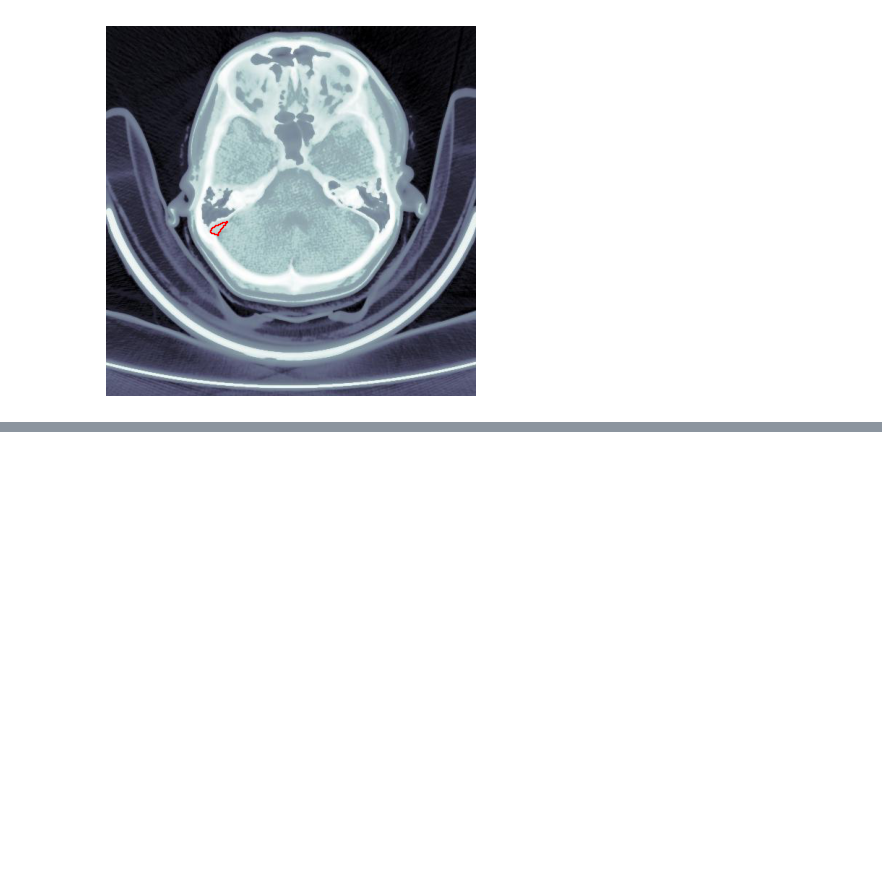
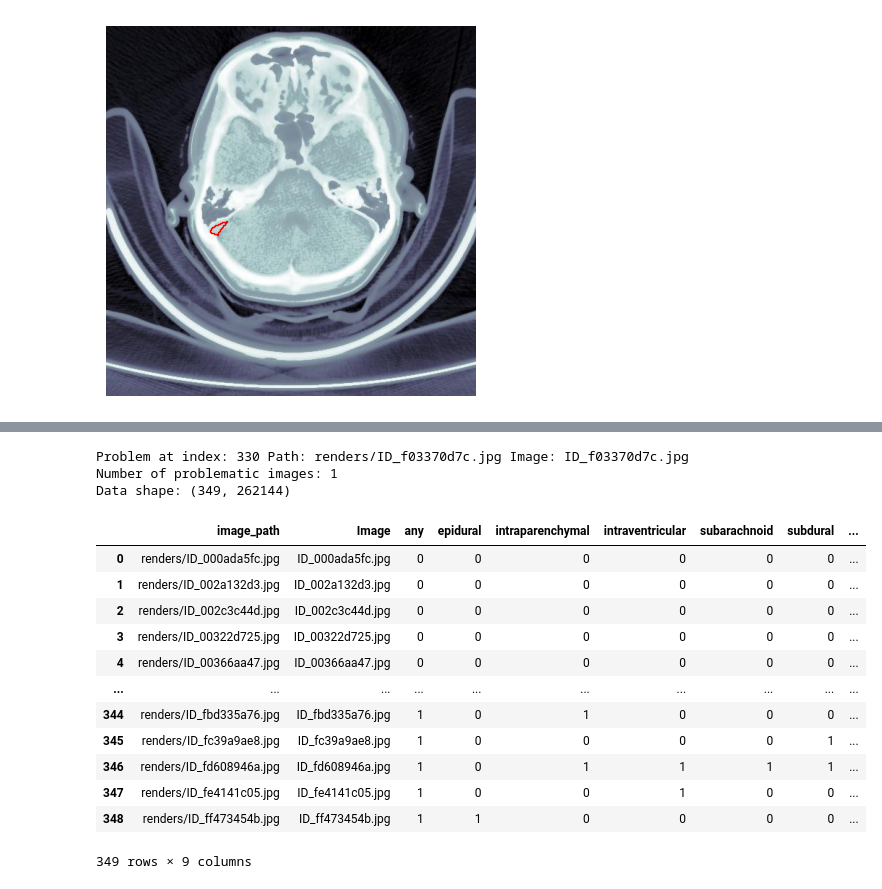
Before and after one commit to jasmineliu0114/MATH4570_Final_Project, a Jupyter notebook: Matrix methods project.ipynb, the cells around one changed output, grey strips where cells are left out. Drawn from its saved outputs; the diff is of its cells as text; code cells hidden in the pictures; blank space fills up the shorter version.

```diff
--- a/Matrix methods project.ipynb
+++ b/Matrix methods project.ipynb
@@ -71,0 +264,52 @@ plt.show()
+# %%
+import matplotlib
+from matplotlib import pyplot as plt
+import numpy as np
+
+# Use a list to collect data
+data_list = []
+
+# List to track sizes that are not 262144
+size = []
+
+m = 0
+counter = 0
+
+# Loop through images
+for path, image in zip(new_labels.image_path, new_labels.Image):
+    image_data = np.mean(matplotlib.image.imread('renders/' + image), axis=2).reshape(-1)
+    if len(image_data) == 262144:
+        data_list.append(image_data)
+    else:
+        size.append(m)
+        print("Problem at index:", m, "Path:", path, "Image:", image)
+        counter += 1
+    m += 1
+
+# Convert list to a NumPy array after all valid data has been collected
+data = np.array(data_list, dtype='uint8')
+
+print("Number of problematic images:", counter)
+print("Data shape:", data.shape)
+# %% [output]
+Problem at index: 330 Path: renders/ID_f03370d7c.jpg Image: ID_f03370d7c.jpg
+Number of problematic images: 1
+Data shape: (349, 262144)
+# %%
+final = new_labels.drop(size)
+final.reset_index(drop = True, inplace = True)
+display(final)
+# %% [output]
+|  | image_path | Image | any | epidural | intraparenchymal | intraventricular | subarachnoid | subdural | ... |
+| 0 | renders/ID_000ada5fc.jpg | ID_000ada5fc.jpg | 0 | 0 | 0 | 0 | 0 | 0 | ... |
+| 1 | renders/ID_002a132d3.jpg | ID_002a132d3.jpg | 0 | 0 | 0 | 0 | 0 | 0 | ... |
+| 2 | renders/ID_002c3c44d.jpg | ID_002c3c44d.jpg | 0 | 0 | 0 | 0 | 0 | 0 | ... |
+| 3 | renders/ID_00322d725.jpg | ID_00322d725.jpg | 0 | 0 | 0 | 0 | 0 | 0 | ... |
+| 4 | renders/ID_00366aa47.jpg | ID_00366aa47.jpg | 0 | 0 | 0 | 0 | 0 | 0 | ... |
+| ... | ... | ... | ... | ... | ... | ... | ... | ... | ... |
+| 344 | renders/ID_fbd335a76.jpg | ID_fbd335a76.jpg | 1 | 0 | 1 | 0 | 0 | 0 | ... |
+| 345 | renders/ID_fc39a9ae8.jpg | ID_fc39a9ae8.jpg | 1 | 0 | 0 | 0 | 0 | 1 | ... |
+| 346 | renders/ID_fd608946a.jpg | ID_fd608946a.jpg | 1 | 0 | 1 | 1 | 1 | 1 | ... |
+| 347 | renders/ID_fe4141c05.jpg | ID_fe4141c05.jpg | 1 | 0 | 0 | 1 | 0 | 0 | ... |
+| 348 | renders/ID_ff473454b.jpg | ID_ff473454b.jpg | 1 | 1 | 0 | 0 | 0 | 0 | ... |
+349 rows × 9 columns
```
Also changed, not shown: parts of 25 cells of this notebook.
